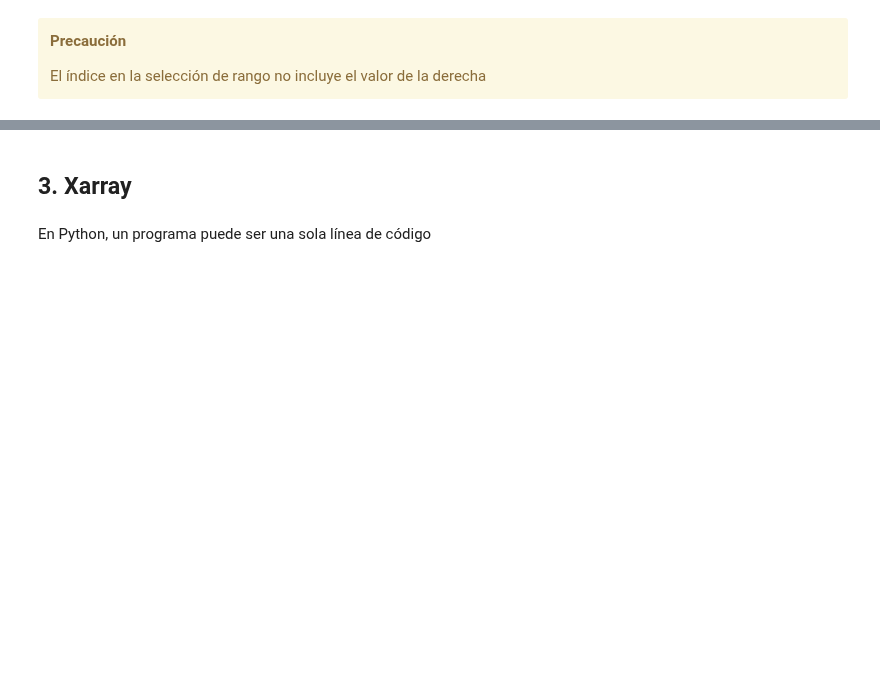
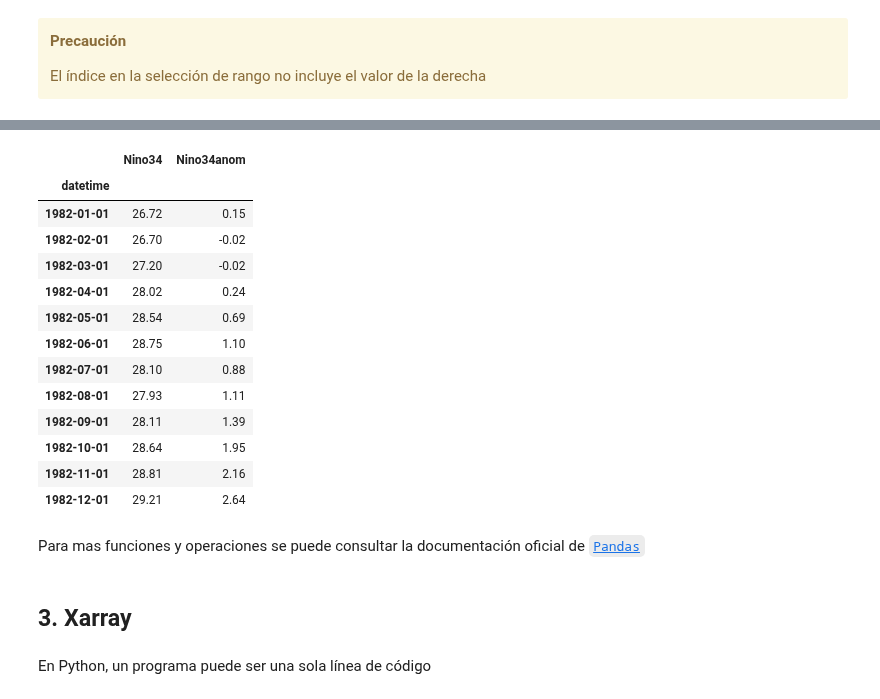
Before and after one commit to ProjectPythia/AtmosCol-2023, a Jupyter notebook: _sources/notebooks/1.fundamentos/Numpy-Pandas-Xarray.ipynb, the cells around one changed output, grey strips where cells are left out. Cells and saved outputs as stored; diff of their text form; code cells hidden in the pictures; blank space fills up the shorter version.

```diff
--- a/_sources/notebooks/1.fundamentos/Numpy-Pandas-Xarray.ipynb
+++ b/_sources/notebooks/1.fundamentos/Numpy-Pandas-Xarray.ipynb
@@ -170,3 +465,22 @@ En el arreglo anterior la selección se realizó entre el índice 0 y el 13 no i
+# %%
+df.loc["1982-01-01":"1982-12-01", ['Nino34', 'Nino34anom'] ]
+# %% [output]
+|  | Nino34 | Nino34anom |
+| datetime |  |  |
+| 1982-01-01 | 26.72 | 0.15 |
+| 1982-02-01 | 26.70 | -0.02 |
+| 1982-03-01 | 27.20 | -0.02 |
+| 1982-04-01 | 28.02 | 0.24 |
+| 1982-05-01 | 28.54 | 0.69 |
+| 1982-06-01 | 28.75 | 1.10 |
+| 1982-07-01 | 28.10 | 0.88 |
+| 1982-08-01 | 27.93 | 1.11 |
+| 1982-09-01 | 28.11 | 1.39 |
+| 1982-10-01 | 28.64 | 1.95 |
+| 1982-11-01 | 28.81 | 2.16 |
+| 1982-12-01 | 29.21 | 2.64 |
+# %% [markdown]
+Para mas funciones y operaciones se puede consultar la documentación oficial de [`Pandas`](https://pandas.pydata.org/docs/reference/frame.html)
 # %% [markdown]
 ## 3. Xarray
 # %% [markdown]
```
Also changed, not shown: parts of 75 cells of this notebook, 16 other files.
